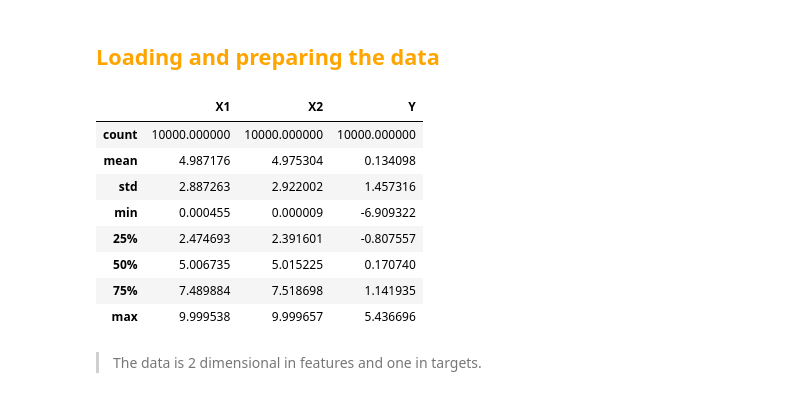
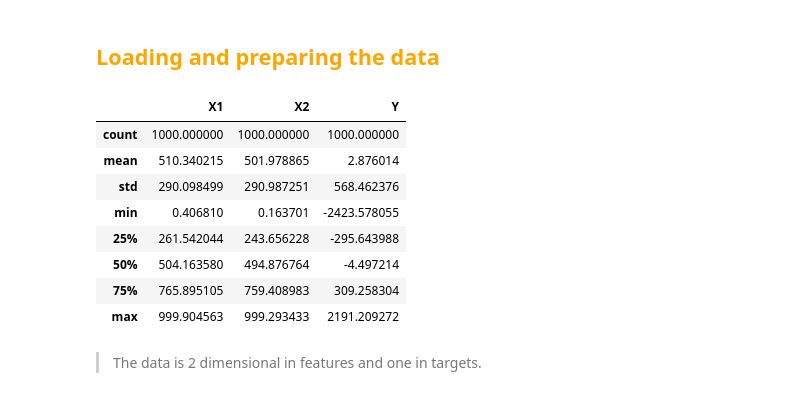
Before and after one commit to GANdy-team/GANdy, a Jupyter notebook: examples/Package_demo.ipynb, the cells around one changed output. Saved outputs shown, nothing was run; the diff lists cells and outputs as text; code cells hidden in the pictures.

```diff
--- a/examples/Package_demo.ipynb
+++ b/examples/Package_demo.ipynb
@@ -37,18 +39,18 @@ __Dataset 2__:
 # %% [markdown]
 ## <span style="color:orange"> Loading and preparing the data</span>
 # %%
-df_analytical = gandy_datagen.generate_analytical_data(to_csv=False)
+df_analytical, noise = gandy_datagen.generate_analytical_data(to_csv=False)
 df_analytical.describe()
 # %% [output]
 |  | X1 | X2 | Y |
-| count | 10000.000000 | 10000.000000 | 10000.000000 |
-| mean | 4.987176 | 4.975304 | 0.134098 |
-| std | 2.887263 | 2.922002 | 1.457316 |
-| min | 0.000455 | 0.000009 | -6.909322 |
-| 25% | 2.474693 | 2.391601 | -0.807557 |
-| 50% | 5.006735 | 5.015225 | 0.170740 |
-| 75% | 7.489884 | 7.518698 | 1.141935 |
-| max | 9.999538 | 9.999657 | 5.436696 |
+| count | 1000.000000 | 1000.000000 | 1000.000000 |
+| mean | 510.340215 | 501.978865 | 2.876014 |
+| std | 290.098499 | 290.987251 | 568.462376 |
+| min | 0.406810 | 0.163701 | -2423.578055 |
+| 25% | 261.542044 | 243.656228 | -295.643988 |
+| 50% | 504.163580 | 494.876764 | -4.497214 |
+| 75% | 765.895105 | 759.408983 | 309.258304 |
+| max | 999.904563 | 999.293433 | 2191.209272 |
 # %% [markdown]
 >The data is 2 dimensional in features and one in targets.
 # %% [markdown]
```
Also changed, not shown: parts of 13 cells of this notebook.
